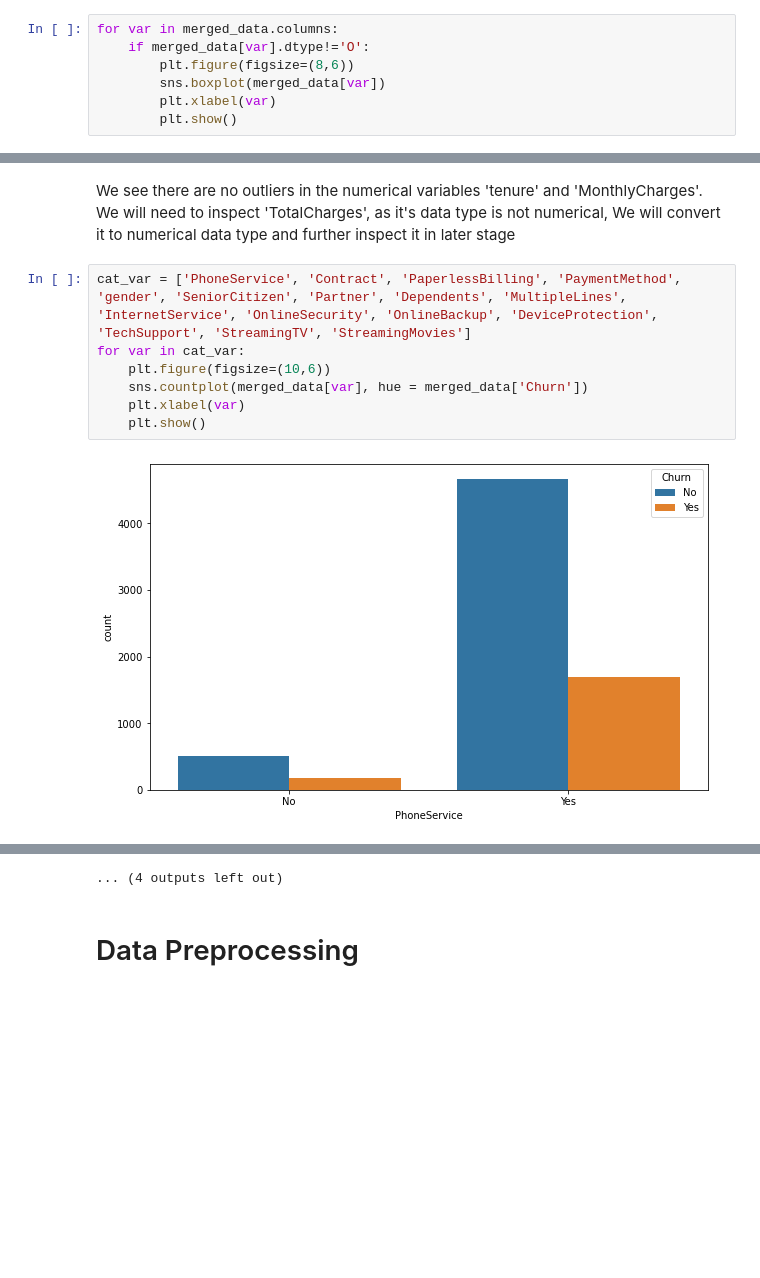
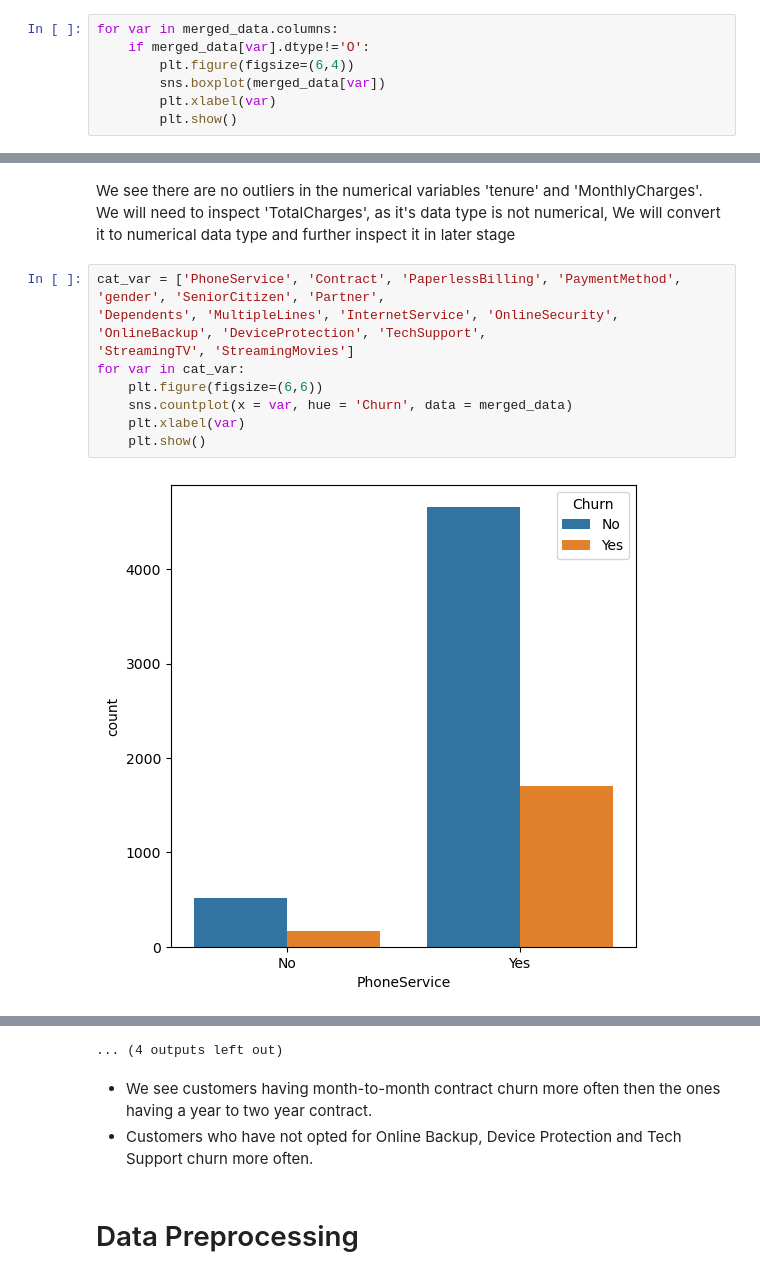
Before and after one commit to mamta987/Telcom_Churn, a Jupyter notebook: Telecom_Churn.ipynb, the cells around one changed output, grey strips where cells are left out. Saved outputs shown, nothing was run; the diff lists cells and outputs as text; blank space fills up the shorter version.

```diff
--- a/Telecom_Churn.ipynb
+++ b/Telecom_Churn.ipynb
@@ -165,7 +168,7 @@ memory usage: 1.2+ MB
 # %%
 for var in merged_data.columns:
     if merged_data[var].dtype!='O':
-        plt.figure(figsize=(8,6))
+        plt.figure(figsize=(6,4))
         sns.boxplot(merged_data[var])
         plt.xlabel(var)
         plt.show()
@@ -176,11 +179,13 @@ for var in merged_data.columns:
 # %% [markdown]
 We see there are no outliers in the numerical variables 'tenure' and 'MonthlyCharges'. We will need to inspect 'TotalCharges', as it's data type is not numerical, We will convert it to numerical data type and further inspect it in later stage
 # %%
-cat_var = ['PhoneService', 'Contract', 'PaperlessBilling', 'PaymentMethod', 'gender', 'SeniorCitizen', 'Partner', 'Dependents', 'MultipleLines', 'InternetService', 'OnlineSecurity', 'OnlineBackup', 'DeviceProtection', 'TechSupport', 'StreamingTV', 'StreamingMovies']
+cat_var = ['PhoneService', 'Contract', 'PaperlessBilling', 'PaymentMethod', 'gender', 'SeniorCitizen', 'Partner',
+'Dependents', 'MultipleLines', 'InternetService', 'OnlineSecurity', 'OnlineBackup', 'DeviceProtection', 'TechSupport',
+'StreamingTV', 'StreamingMovies']
 for var in cat_var:
-    plt.figure(figsize=(10,6))
-    sns.countplot(merged_data[var], hue = merged_data['Churn'])
+    plt.figure(figsize=(6,6))
+    sns.countplot(x = var, hue = 'Churn', data = merged_data)
     plt.xlabel(var)
     plt.show()
 # %% [output]
-[figure, old version]
+[figure, new version]
@@ -198,4 +203,7 @@ for var in cat_var:
 ... (4 outputs left out)
+# %% [markdown]
+- We see customers having month-to-month contract churn more often then the ones having a year to two year contract.
+- Customers who have not opted for Online Backup, Device Protection and Tech Support churn more often.
 # %% [markdown]
 # Data Preprocessing
 # %%
```
Also changed, not shown: parts of 28 cells of this notebook.
